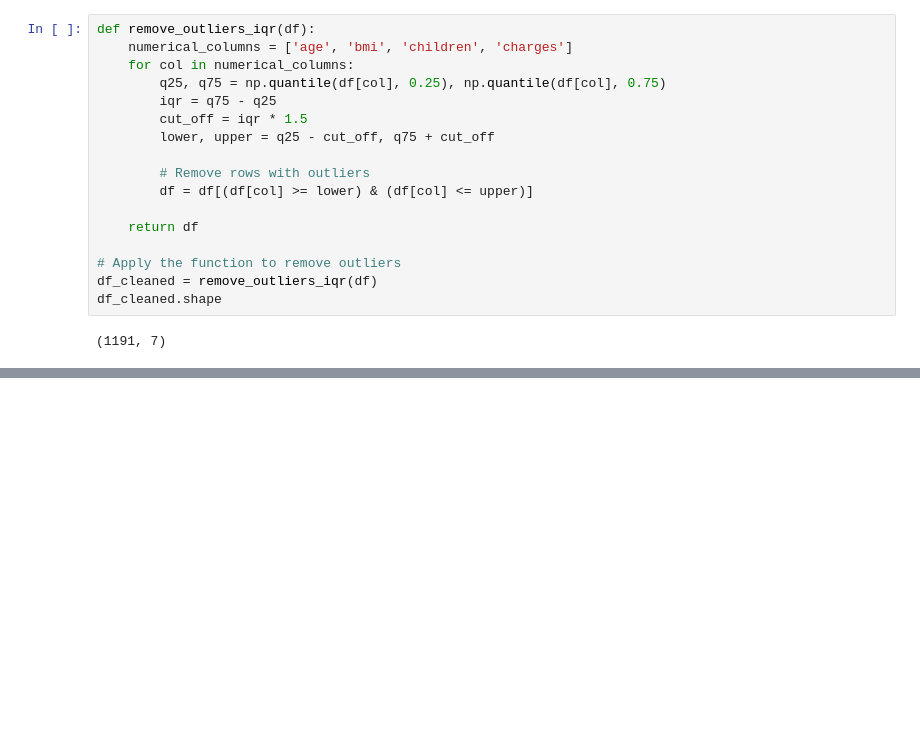
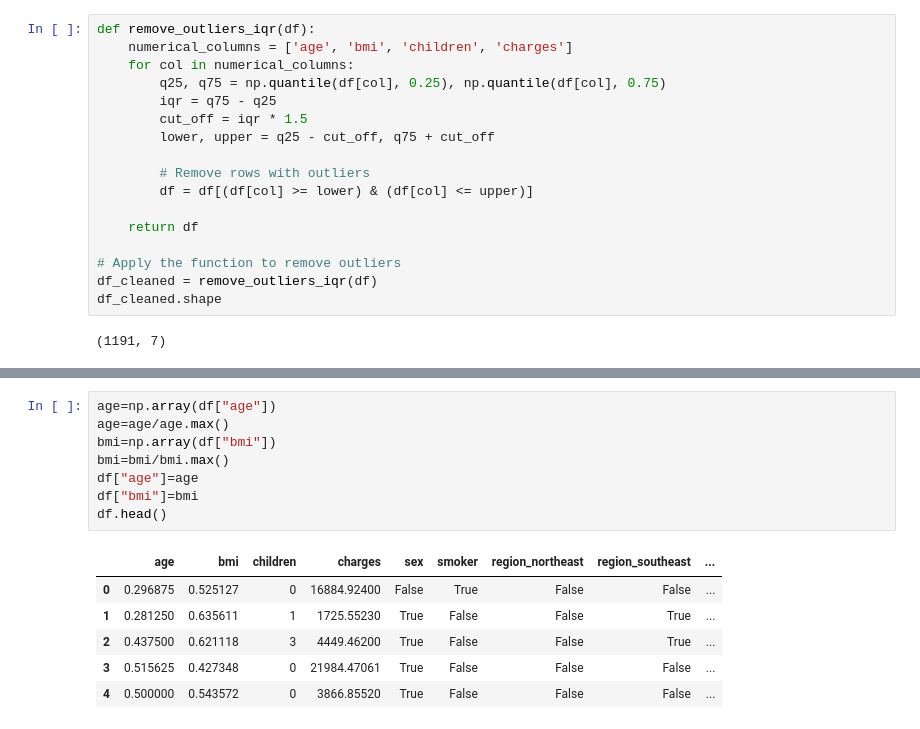
Before and after one commit to Monson2002/IT462-EDA-Group19, a Jupyter notebook: Assignment3 - ScikitLearn/Group19_Sklearn.ipynb, the cells around one changed output, grey strips where cells are left out. Cells and saved outputs as stored; diff of their text form; blank space fills up the shorter version.

```diff
--- a/Assignment3 - ScikitLearn/Group19_Sklearn.ipynb
+++ b/Assignment3 - ScikitLearn/Group19_Sklearn.ipynb
@@ -146,0 +146,15 @@ Total outliers across all columns: 0
+# %%
+age=np.array(df["age"])
+age=age/age.max()
+bmi=np.array(df["bmi"])
+bmi=bmi/bmi.max()
+df["age"]=age
+df["bmi"]=bmi
+df.head()
+# %% [output]
+|  | age | bmi | children | charges | sex | smoker | region_northeast | region_southeast | ... |
+| 0 | 0.296875 | 0.525127 | 0 | 16884.92400 | False | True | False | False | ... |
+| 1 | 0.281250 | 0.635611 | 1 | 1725.55230 | True | False | False | True | ... |
+| 2 | 0.437500 | 0.621118 | 3 | 4449.46200 | True | False | False | True | ... |
+| 3 | 0.515625 | 0.427348 | 0 | 21984.47061 | True | False | False | False | ... |
+| 4 | 0.500000 | 0.543572 | 0 | 3866.85520 | True | False | False | False | ... |
```
Also changed, not shown: parts of 17 cells of this notebook, 1 other file.
